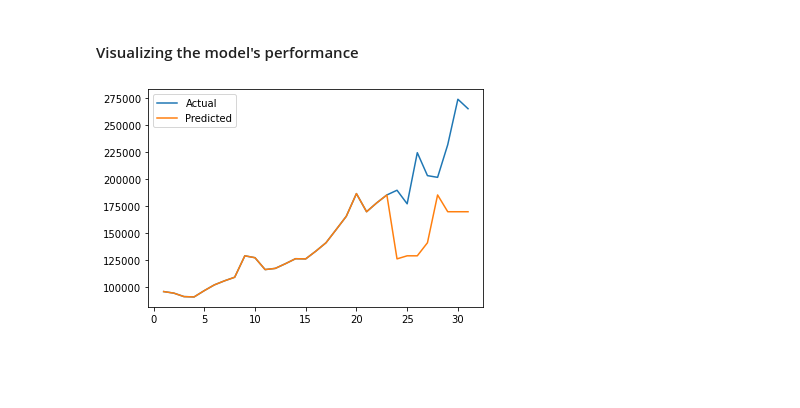
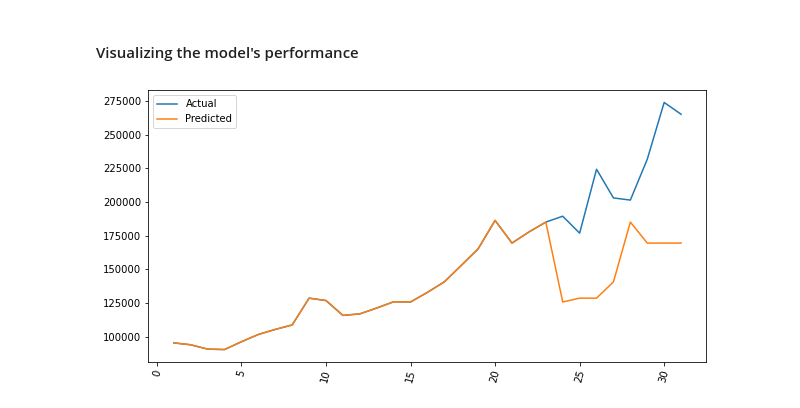
Before and after one commit to AkanSri/Project2, a Jupyter notebook: decision_tree_H.ipynb, the cells around one changed output. Drawn from its saved outputs; the diff is of its cells as text; code cells hidden in the pictures; blank space fills up the shorter version.

```diff
--- a/decision_tree_H.ipynb
+++ b/decision_tree_H.ipynb
@@ -96,12 +107,15 @@ The Mean Absolute Error is: 2.27044483581189
 # %%
 import numpy as np
 y_pred_train = model.predict(x_train_scaled)
 concatenated = np.concatenate((y_pred_train, y_pred))
-y_predicted = y_scaler.inverse_transform(concatenated)
+y_predicted = y_scaler.inverse_transform(concatenated.reshape(1, -1))
 
 results = pd.DataFrame({
     "Actual":df["Fraud Reporting Count"],
-    "Predicted":y_predicted
-}).plot()
+    "Predicted":y_predicted.ravel()
+})
+results_plot = results.plot(rot = 75,figsize=(10,5))
+fig = results_plot.get_figure()
+fig.savefig('Resources/Images/HakobDTOutputPlot.png',format='png')
 # %% [output]
-[figure, old version]
+[figure, new version]
```
Also changed, not shown: parts of 3 cells of this notebook, 13 other files.
